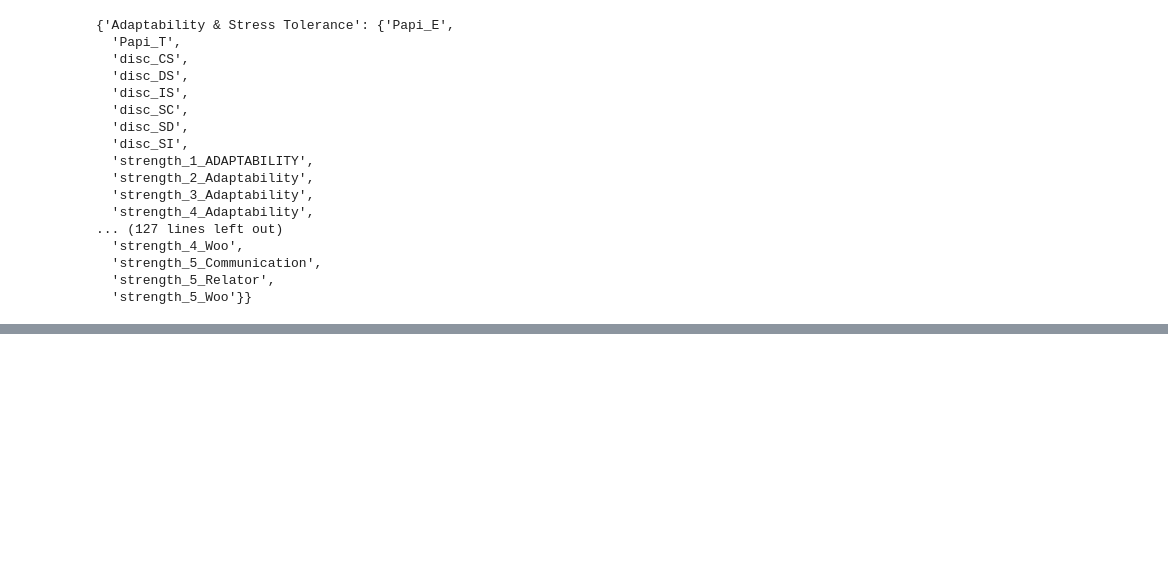
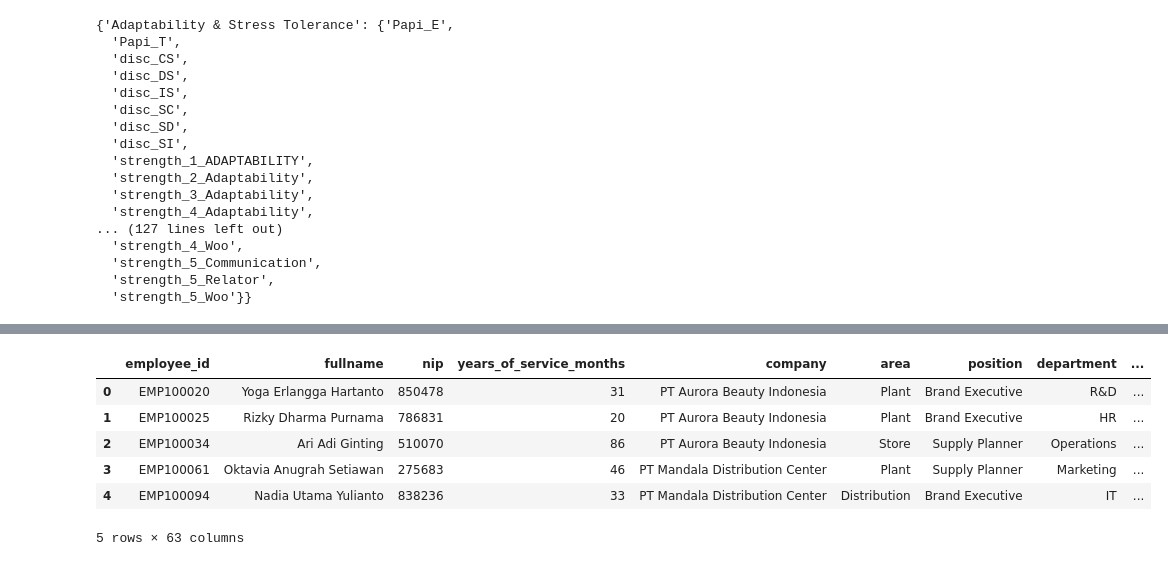
Before and after one commit to Jauhar-Hakim/tmi, a Jupyter notebook: task1.ipynb, the cells around one changed output, grey strips where cells are left out. Saved outputs shown, nothing was run; the diff lists cells and outputs as text; code cells hidden in the pictures; blank space fills up the shorter version.

```diff
--- a/task1.ipynb
+++ b/task1.ipynb
@@ -1215,0 +1283,9 @@ full_result_dict
+# %%
+petik = "'"
+all_top_employee = ",".join([petik+id+petik for id in selected_talent_ids_base])
+
+with duckdb.connect(database=DB_FILE, read_only=False) as conn:
+    conn.execute(f"SET VARIABLE selected_talent_ids_base = array_value({all_top_employee});")
+    conn.execute("SELECT getvariable('selected_talent_ids_base') AS selected_talent_ids_base;")
+    temp = conn.fetch_df()
+    temp
@@ -1215,0 +1508,16 @@ full_result_dict
+# %%
+with duckdb.connect(database=DB_FILE, read_only=False) as conn:
+    conn.execute("DROP TABLE IF EXISTS analytics_master_table;")
+    conn.execute(SCRIPT_DENORMALIZED_2)
+    conn.execute("SELECT * FROM analytics_master_table;")
+    temp = conn.fetch_df()
+
+temp.head()
+# %% [output]
+|  | employee_id | fullname | nip | years_of_service_months | company | area | position | department | ... |
+| 0 | EMP100020 | Yoga Erlangga Hartanto | 850478 | 31 | PT Aurora Beauty Indonesia | Plant | Brand Executive | R&D | ... |
+| 1 | EMP100025 | Rizky Dharma Purnama | 786831 | 20 | PT Aurora Beauty Indonesia | Plant | Brand Executive | HR | ... |
+| 2 | EMP100034 | Ari Adi Ginting | 510070 | 86 | PT Aurora Beauty Indonesia | Store | Supply Planner | Operations | ... |
+| 3 | EMP100061 | Oktavia Anugrah Setiawan | 275683 | 46 | PT Mandala Distribution Center | Plant | Supply Planner | Marketing | ... |
+| 4 | EMP100094 | Nadia Utama Yulianto | 838236 | 33 | PT Mandala Distribution Center | Distribution | Brand Executive | IT | ... |
+5 rows × 63 columns
```
Also changed, not shown: parts of 16 cells of this notebook, 3 other files.
